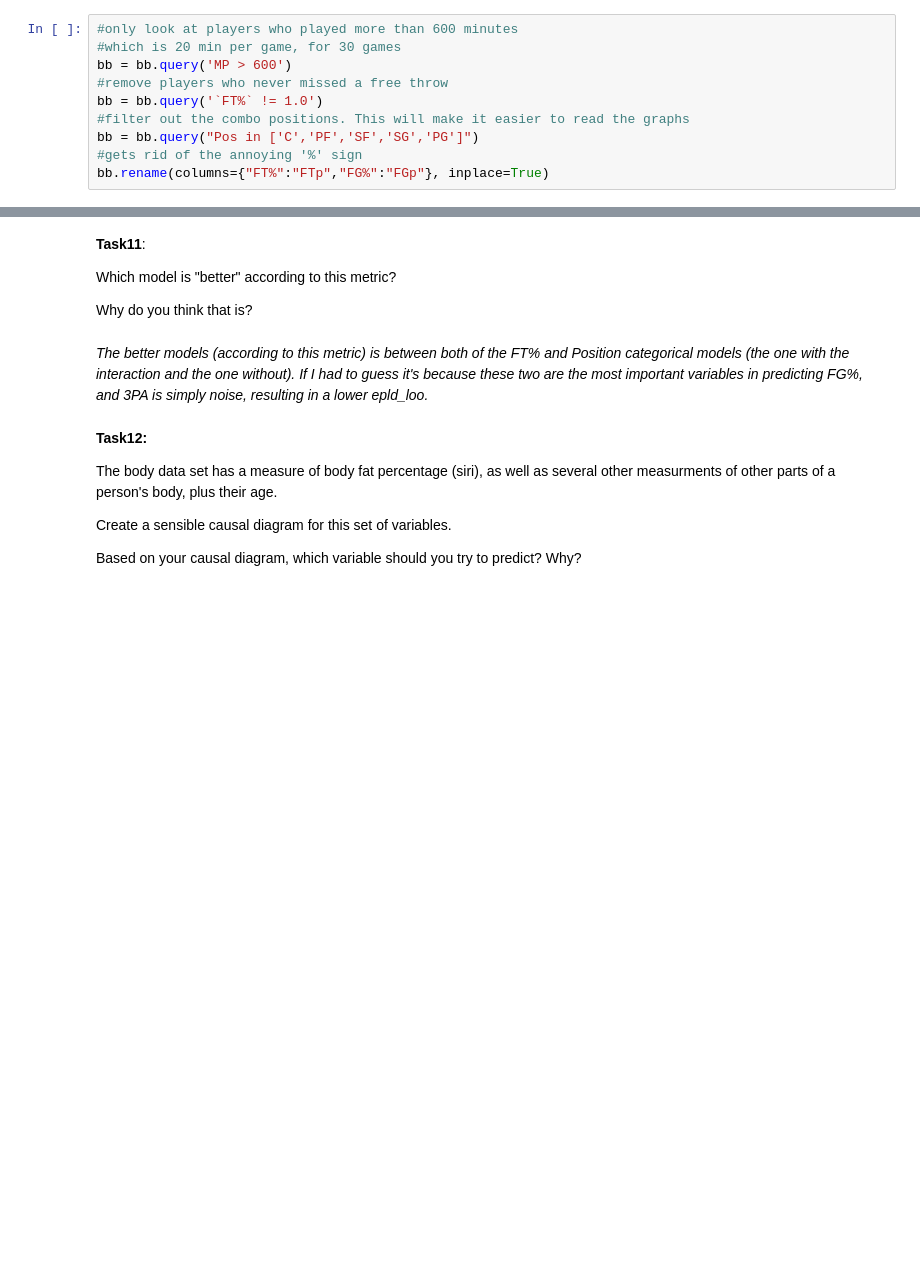
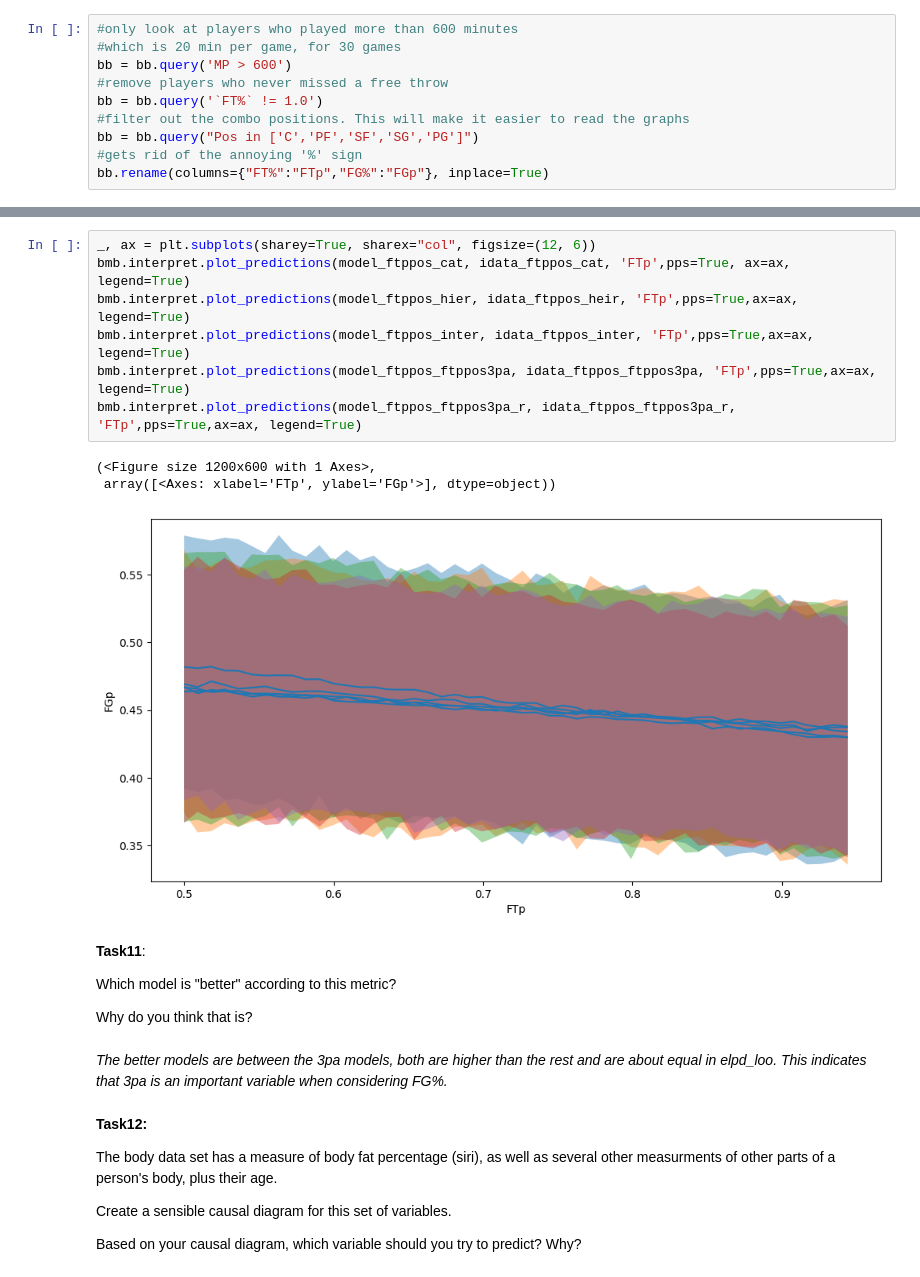
Before and after one commit to rylan-berry/DataScienceExercises2025-2026, a Jupyter notebook: Rylans_Copy_of_Unit6ExercisesSF.ipynb, the cells around one changed output, grey strips where cells are left out. Drawn from its saved outputs; the diff is of its cells as text; blank space fills up the shorter version.

```diff
--- a/Rylans_Copy_of_Unit6ExercisesSF.ipynb
+++ b/Rylans_Copy_of_Unit6ExercisesSF.ipynb
@@ -199,11 +175,22 @@ az.plot_compare(cmp)
+# %%
+_, ax = plt.subplots(sharey=True, sharex="col", figsize=(12, 6))
+bmb.interpret.plot_predictions(model_ftppos_cat, idata_ftppos_cat, 'FTp',pps=True, ax=ax, legend=True)
+bmb.interpret.plot_predictions(model_ftppos_hier, idata_ftppos_heir, 'FTp',pps=True,ax=ax, legend=True)
+bmb.interpret.plot_predictions(model_ftppos_inter, idata_ftppos_inter, 'FTp',pps=True,ax=ax, legend=True)
+bmb.interpret.plot_predictions(model_ftppos_ftppos3pa, idata_ftppos_ftppos3pa, 'FTp',pps=True,ax=ax, legend=True)
+bmb.interpret.plot_predictions(model_ftppos_ftppos3pa_r, idata_ftppos_ftppos3pa_r, 'FTp',pps=True,ax=ax, legend=True)
+# %% [output]
+(<Figure size 1200x600 with 1 Axes>,
+ array([<Axes: xlabel='FTp', ylabel='FGp'>], dtype=object))
+[figure, added]
 # %% [markdown]
 **Task11**:
 
 Which model is "better" according to this metric?
 
 Why do you think that is?
-# %% [markdown]
-*The better models (according to this metric) is between both of the FT% and Position categorical models (the one with the interaction and the one without). If I had to guess it's because these two are the most important variables in predicting FG%, and 3PA is simply noise, resulting in a lower epld_loo.*
+# %% [markdown]
+*The better models are between the 3pa models, both are higher than the rest and are about equal in elpd_loo. This indicates that 3pa is an important variable when considering FG%.*
 # %% [markdown]
 **Task12:**
 
```
Also changed, not shown: parts of 9 cells of this notebook.
